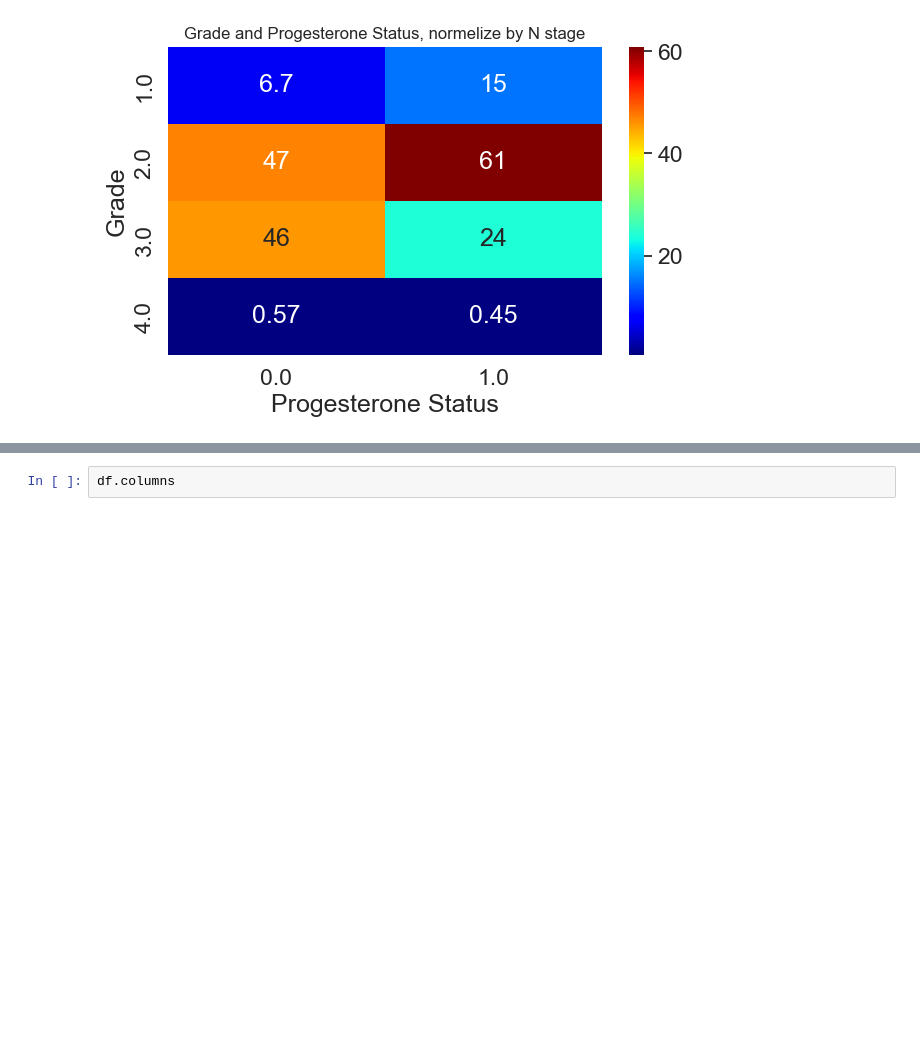
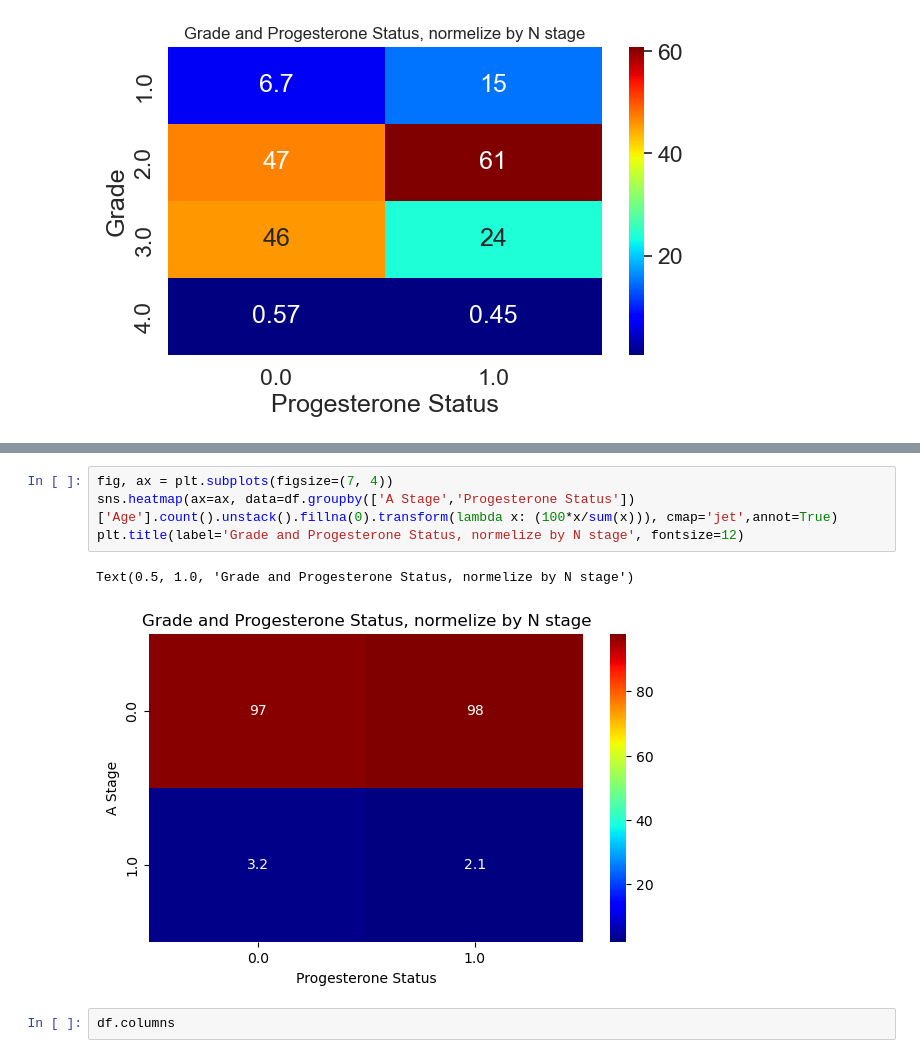
Before and after one commit to roy2392/breast_cancer_classification, a Jupyter notebook: Breast_Cancer_Classification_Project_.ipynb, the cells around one changed output, grey strips where cells are left out. Drawn from its saved outputs; the diff is of its cells as text; blank space fills up the shorter version.

```diff
--- a/Breast_Cancer_Classification_Project_.ipynb
+++ b/Breast_Cancer_Classification_Project_.ipynb
@@ -331,3 +342,10 @@ Text(0.5, 1.0, 'Grade and Progesterone Status, normelize by N stage')
+# %%
+fig, ax = plt.subplots(figsize=(7, 4))
+sns.heatmap(ax=ax, data=df.groupby(['A Stage','Progesterone Status'])['Age'].count().unstack().fillna(0).transform(lambda x: (100*x/sum(x))), cmap='jet',annot=True)
+plt.title(label='Grade and Progesterone Status, normelize by N stage', fontsize=12)
+# %% [output]
+Text(0.5, 1.0, 'Grade and Progesterone Status, normelize by N stage')
+[figure, added]
 # %%
 df.columns
 # %% [output]
```
Also changed, not shown: parts of 14 cells of this notebook.
